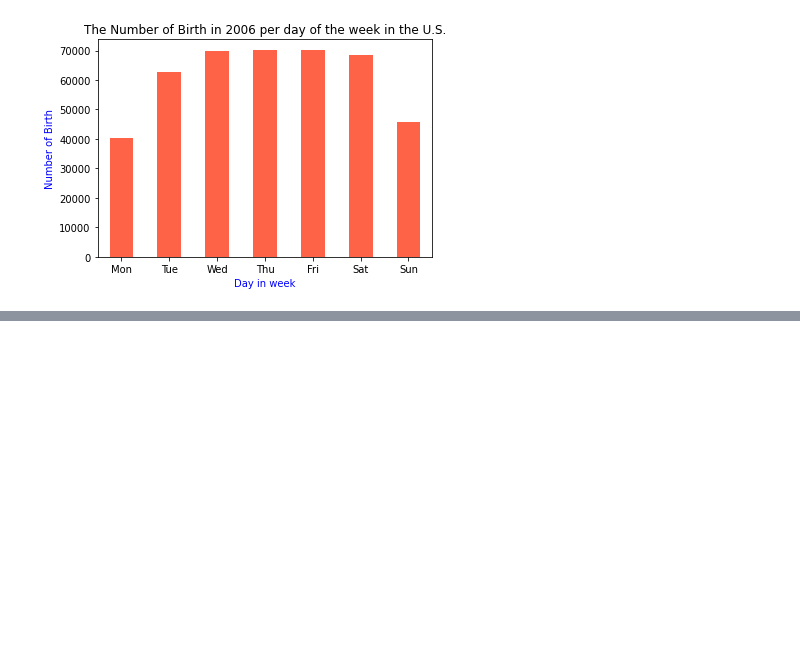
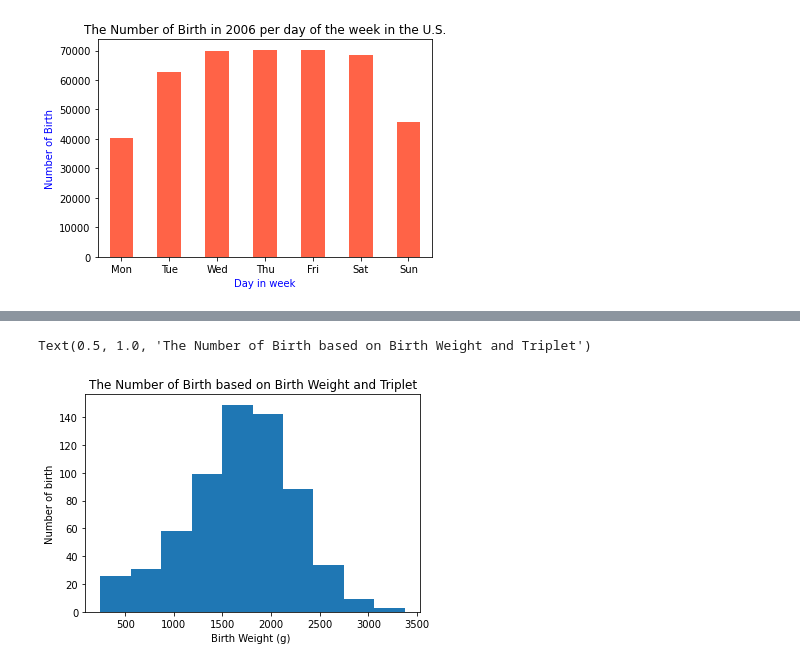
Before and after one commit to thutranghoa/Data_visualization, a Jupyter notebook: ex2.ipynb, the cells around one changed output, grey strips where cells are left out. Cells and saved outputs as stored; diff of their text form; code cells hidden in the pictures; blank space fills up the shorter version.

```diff
--- a/ex2.ipynb
+++ b/ex2.ipynb
@@ -121,0 +153,8 @@ label = ['Mon', 'Tue', 'Wed', 'Thu', 'Fri', 'Sat', 'Sun']
+# %%
+triplet.plot.hist()
+plt.xlabel('Birth Weight (g) ')
+plt.ylabel('Number of birth')
+plt.title("The Number of Birth based on Birth Weight and Triplet")
+# %% [output]
+Text(0.5, 1.0, 'The Number of Birth based on Birth Weight and Triplet')
+[figure, added]
```
Also changed, not shown: parts of 23 cells of this notebook.
